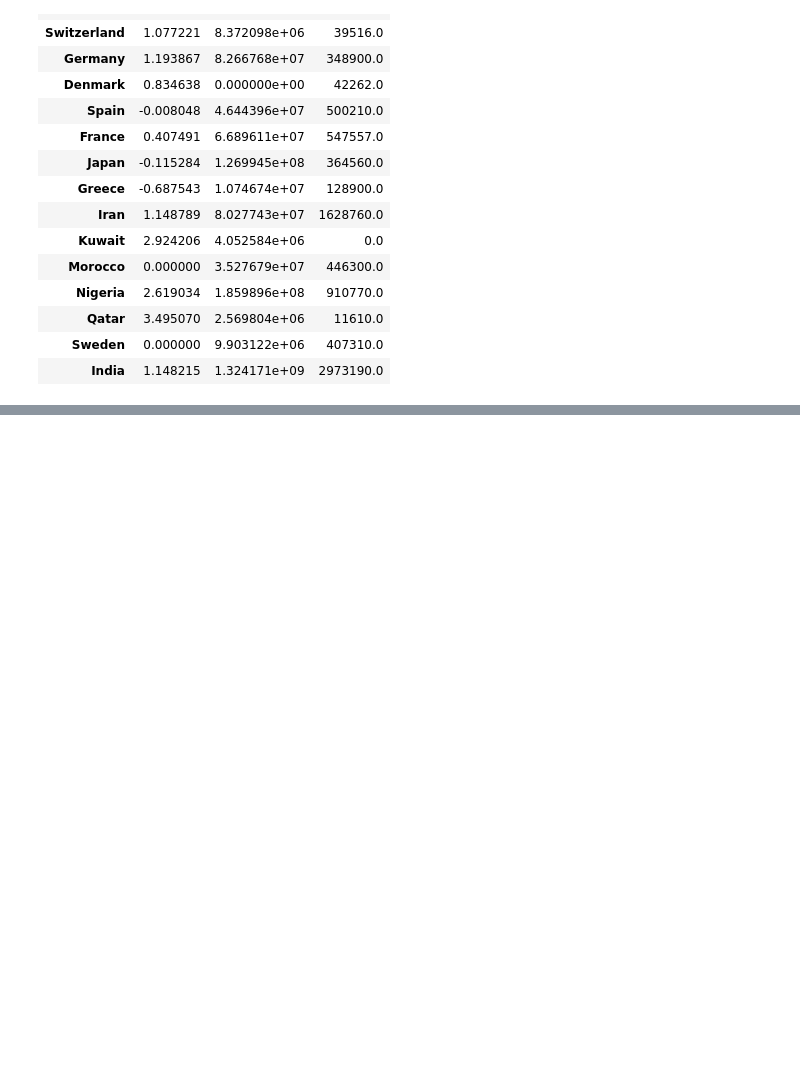
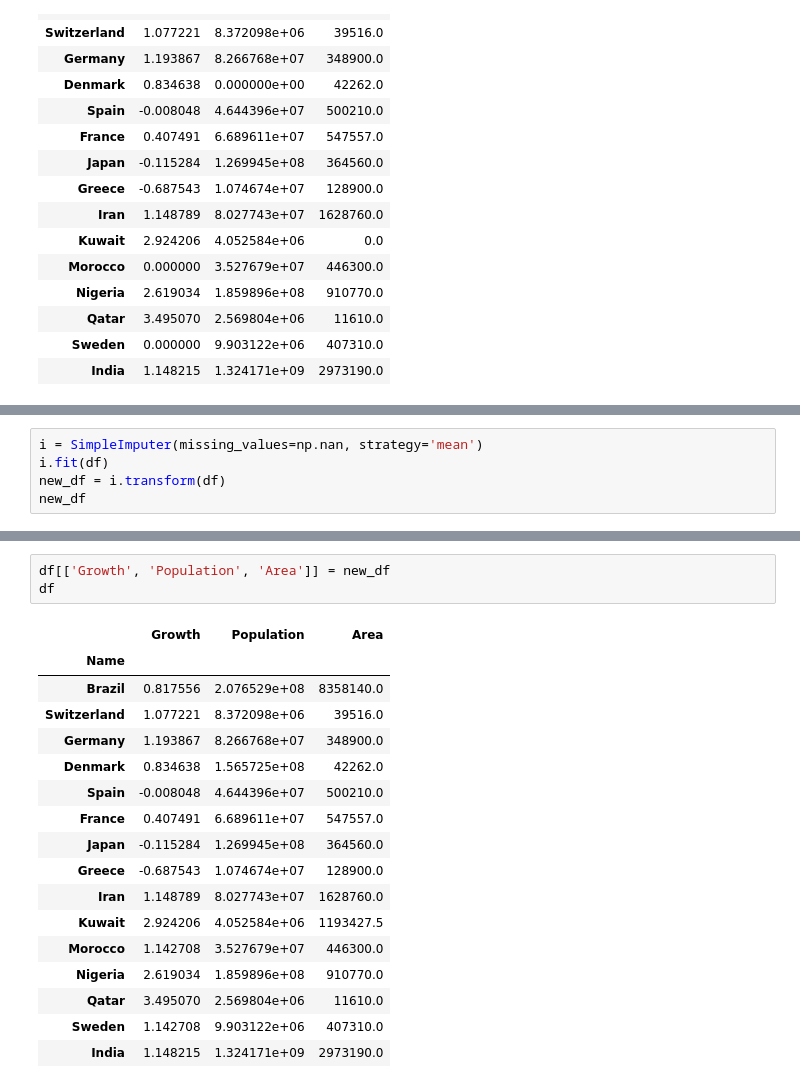
Before and after one commit to docroch/learning-data-science, a Jupyter notebook: data-preparation/preprocessing.ipynb, the cells around one changed output, grey strips where cells are left out. Saved outputs shown, nothing was run; the diff lists cells and outputs as text; blank space fills up the shorter version.

Commit message:
work with missing values

```diff
--- a/data-preparation/preprocessing.ipynb
+++ b/data-preparation/preprocessing.ipynb
@@ -277,0 +340,5 @@ df.fillna(0)
+# %%
+i = SimpleImputer(missing_values=np.nan, strategy='mean')
+i.fit(df)
+new_df = i.transform(df)
+new_df
@@ -277,0 +361,21 @@ df.fillna(0)
+# %%
+df[['Growth', 'Population', 'Area']] = new_df
+df
+# %% [output]
+|  | Growth | Population | Area |
+| Name |  |  |  |
+| Brazil | 0.817556 | 2.076529e+08 | 8358140.0 |
+| Switzerland | 1.077221 | 8.372098e+06 | 39516.0 |
+| Germany | 1.193867 | 8.266768e+07 | 348900.0 |
+| Denmark | 0.834638 | 1.565725e+08 | 42262.0 |
+| Spain | -0.008048 | 4.644396e+07 | 500210.0 |
+| France | 0.407491 | 6.689611e+07 | 547557.0 |
+| Japan | -0.115284 | 1.269945e+08 | 364560.0 |
+| Greece | -0.687543 | 1.074674e+07 | 128900.0 |
+| Iran | 1.148789 | 8.027743e+07 | 1628760.0 |
+| Kuwait | 2.924206 | 4.052584e+06 | 1193427.5 |
+| Morocco | 1.142708 | 3.527679e+07 | 446300.0 |
+| Nigeria | 2.619034 | 1.859896e+08 | 910770.0 |
+| Qatar | 3.495070 | 2.569804e+06 | 11610.0 |
+| Sweden | 1.142708 | 9.903122e+06 | 407310.0 |
+| India | 1.148215 | 1.324171e+09 | 2973190.0 |
```
Also changed, not shown: parts of 5 cells of this notebook.
